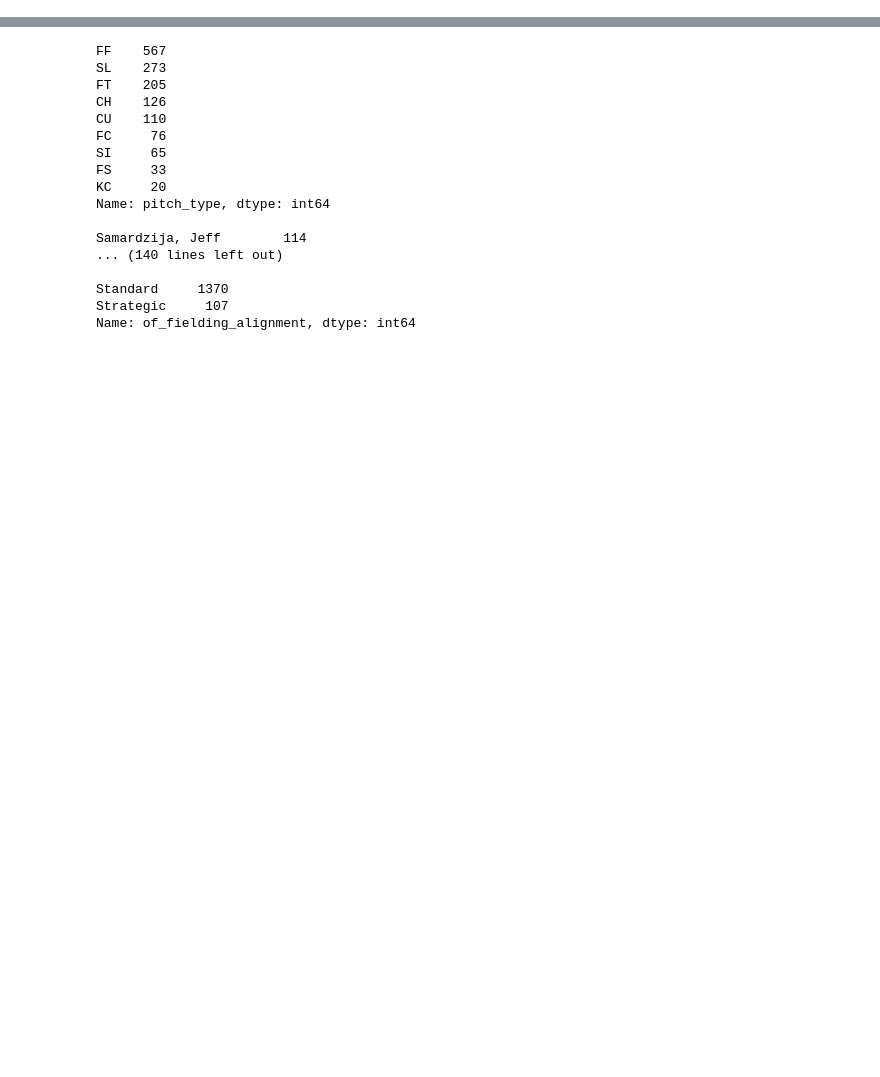
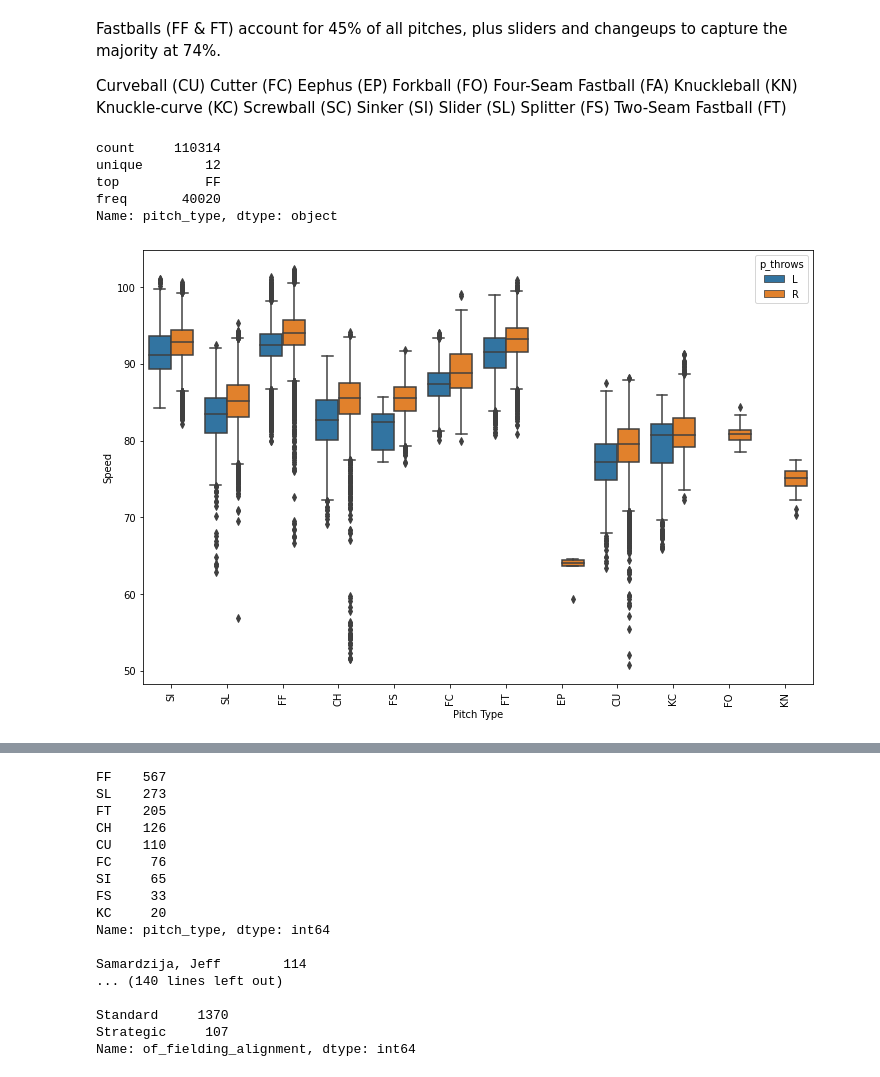
Before and after one commit to lligon4/Capstone2_Project, a Jupyter notebook: CS2_data_wrangling.ipynb, the cells around one changed output, grey strips where cells are left out. Saved outputs shown, nothing was run; the diff lists cells and outputs as text; code cells hidden in the pictures; blank space fills up the shorter version.

```diff
--- a/CS2_data_wrangling.ipynb
+++ b/CS2_data_wrangling.ipynb
@@ -7,2 +14,2 @@ from pybaseball import statcast
 # %%
-data = statcast(start_dt='2019-07-01', end_dt='2019-07-01')
+data = statcast(start_dt='2019-07-01', end_dt='2019-07-31')
@@ -48,0 +108,2 @@ data.head().T
+# %%
+data['game_date'] = pd.to_datetime(data['game_date'])
@@ -74,0 +174,31 @@ data.drop(columns=['umpire', 'spin_dir', 'tfs_deprecated', 'break_angle_deprecat
+# %% [markdown]
+Fastballs (FF & FT) account for 45% of all pitches, plus sliders and changeups to capture the majority at 74%.
+
+Curveball (CU)
+Cutter (FC)
+Eephus (EP)
+Forkball (FO)
+Four-Seam Fastball (FA)
+Knuckleball (KN)
+Knuckle-curve (KC)
+Screwball (SC)
+Sinker (SI)
+Slider (SL)
+Splitter (FS)
+Two-Seam Fastball (FT)
+# %%
+data['pitch_type'].describe()
+# %% [output]
+count     110314
+unique        12
+top           FF
+freq       40020
+Name: pitch_type, dtype: object
+# %%
+plt.subplots(figsize=(12, 8))
+sns.boxplot(x='pitch_type', y='release_speed', hue='p_throws', data=data)
+plt.xticks(rotation='vertical')
+plt.ylabel('Speed')
+plt.xlabel('Pitch Type');
+# %% [output]
+[figure, added]
```
Also changed, not shown: parts of 31 cells of this notebook.
